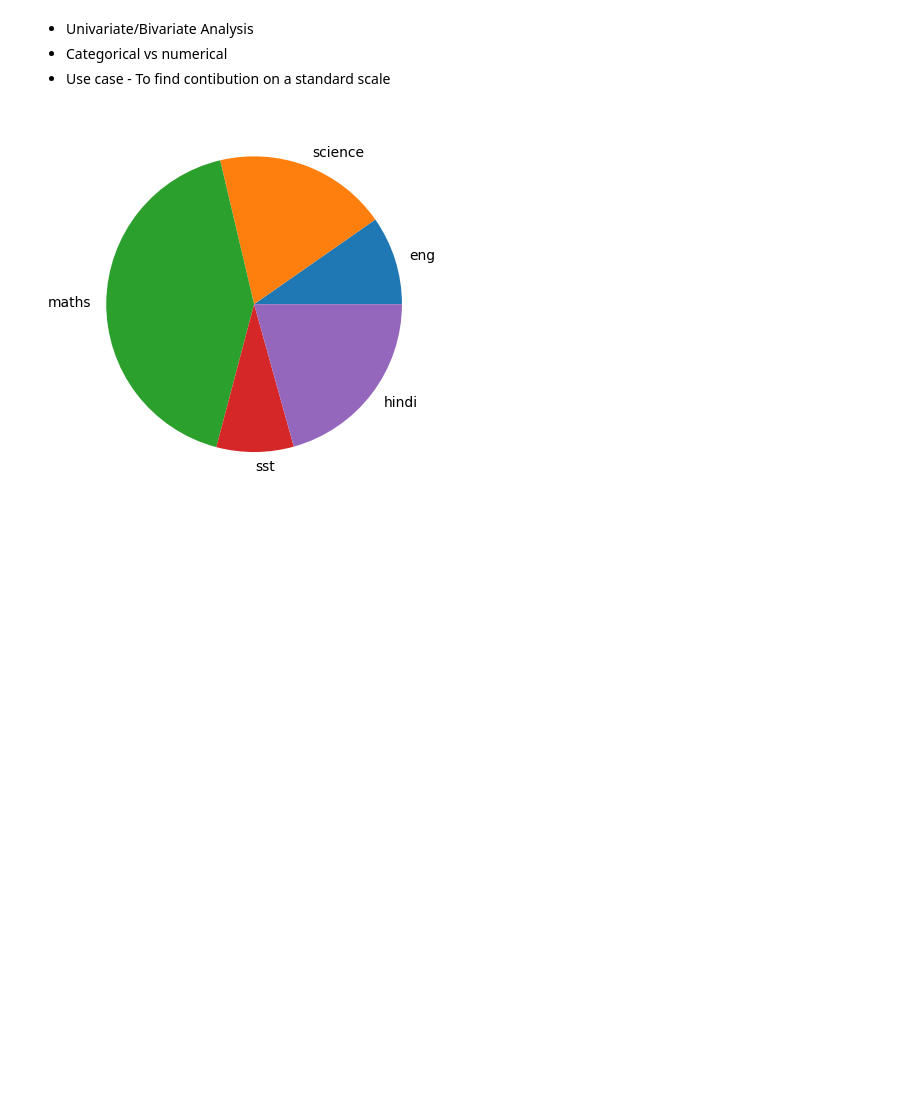
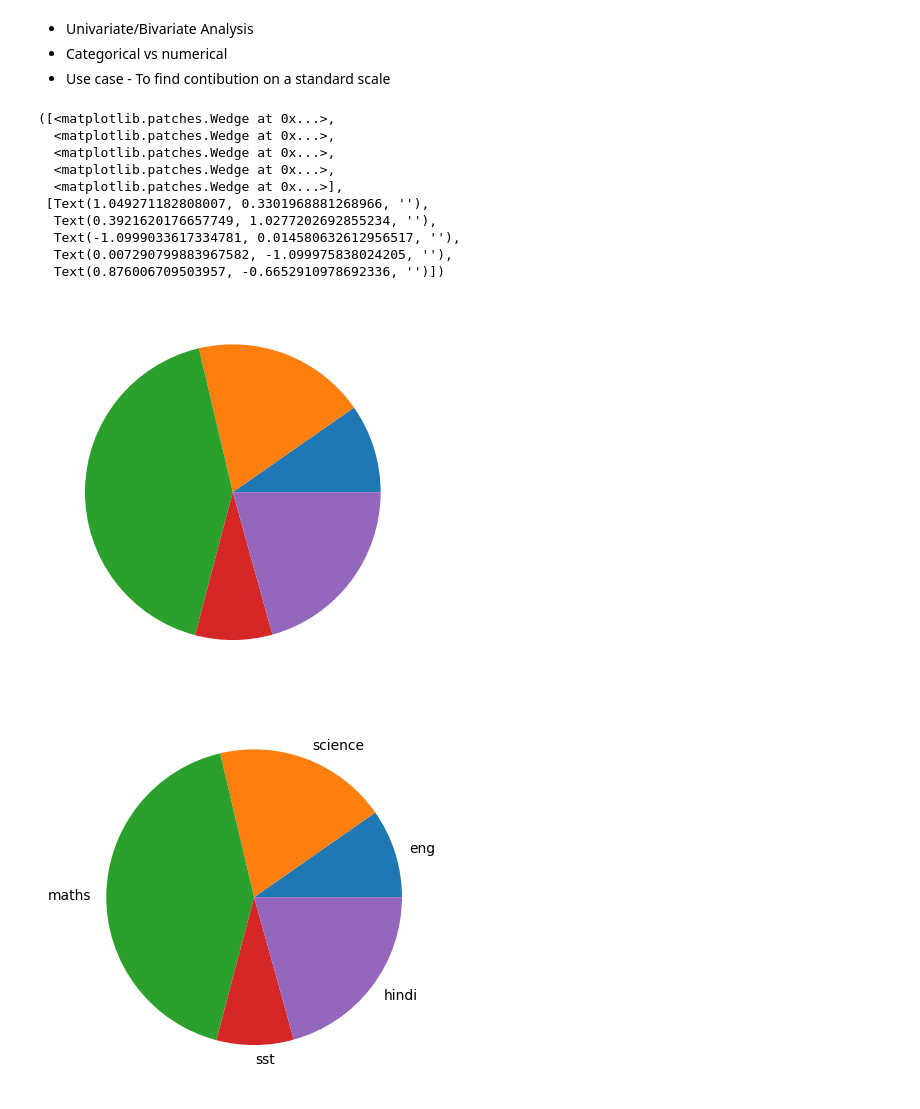
Before and after one commit to sushanttwayana/Exploratory_Data_Analysis-EDA-, a Jupyter notebook: 5.data_visualization/1.foundation_of_matplotlib.ipynb, the cells around one changed output. Cells and saved outputs as stored; diff of their text form; code cells hidden in the pictures; blank space fills up the shorter version.

Commit message:
matplotlib foundation

```diff
--- a/5.data_visualization/1.foundation_of_matplotlib.ipynb
+++ b/5.data_visualization/1.foundation_of_matplotlib.ipynb
@@ -488,6 +488,21 @@ plt.show()
 - Univariate/Bivariate Analysis
 - Categorical vs numerical
 - Use case - To find contibution on a standard scale
+# %%
+data = [23,45,100,20,49]
+plt.pie(data)
+# %% [output]
+([<matplotlib.patches.Wedge at 0x...>,
+  <matplotlib.patches.Wedge at 0x...>,
+  <matplotlib.patches.Wedge at 0x...>,
+  <matplotlib.patches.Wedge at 0x...>,
+  <matplotlib.patches.Wedge at 0x...>],
+ [Text(1.049271182808007, 0.3301968881268966, ''),
+  Text(0.3921620176657749, 1.0277202692855234, ''),
+  Text(-1.0999033617334781, 0.014580632612956517, ''),
+  Text(0.007290799883967582, -1.099975838024205, ''),
+  Text(0.876006709503957, -0.6652910978692336, '')])
+[figure, added]
 # %%
 # simple data
 data = [23,45,100,20,49]
```
Also changed, not shown: parts of 7 cells of this notebook, 1 other file.
